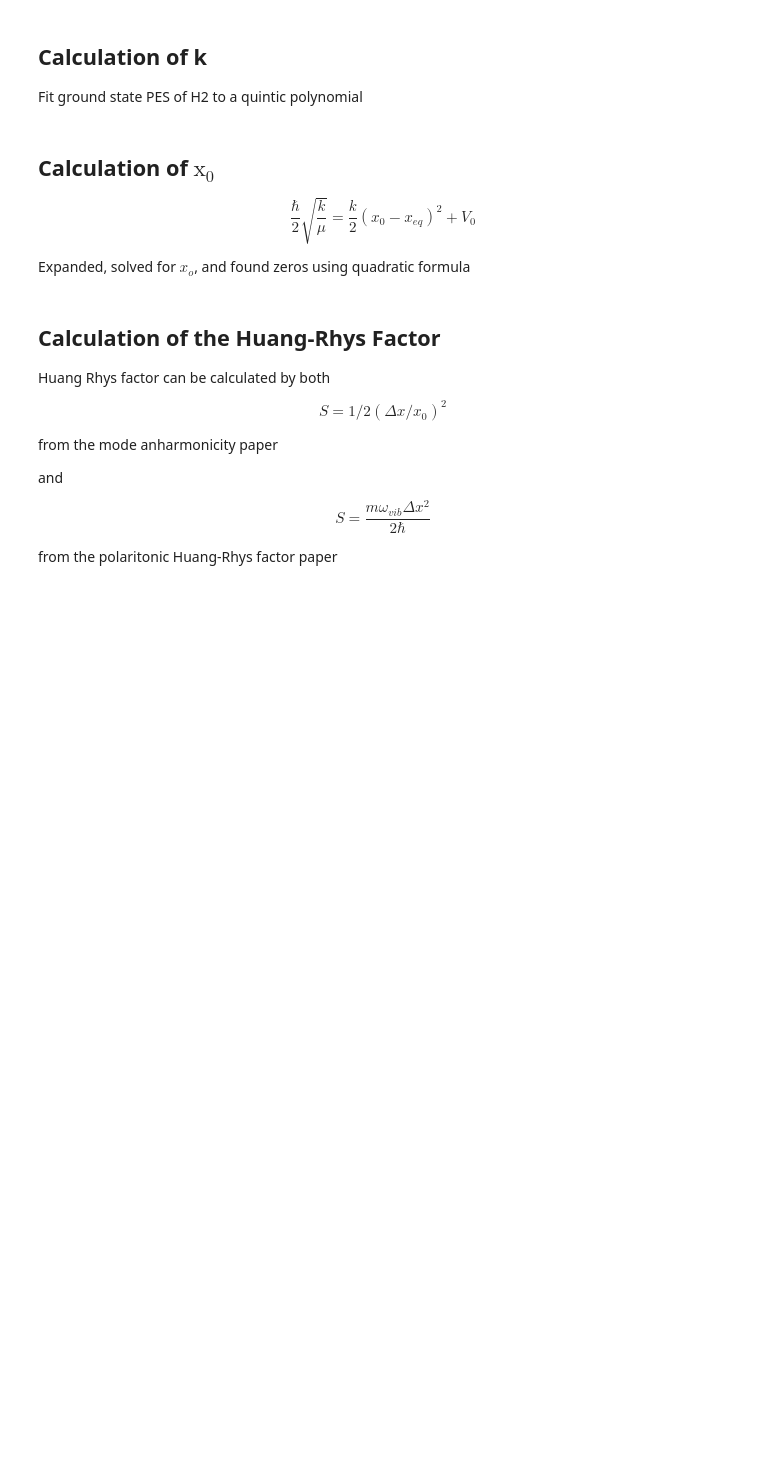
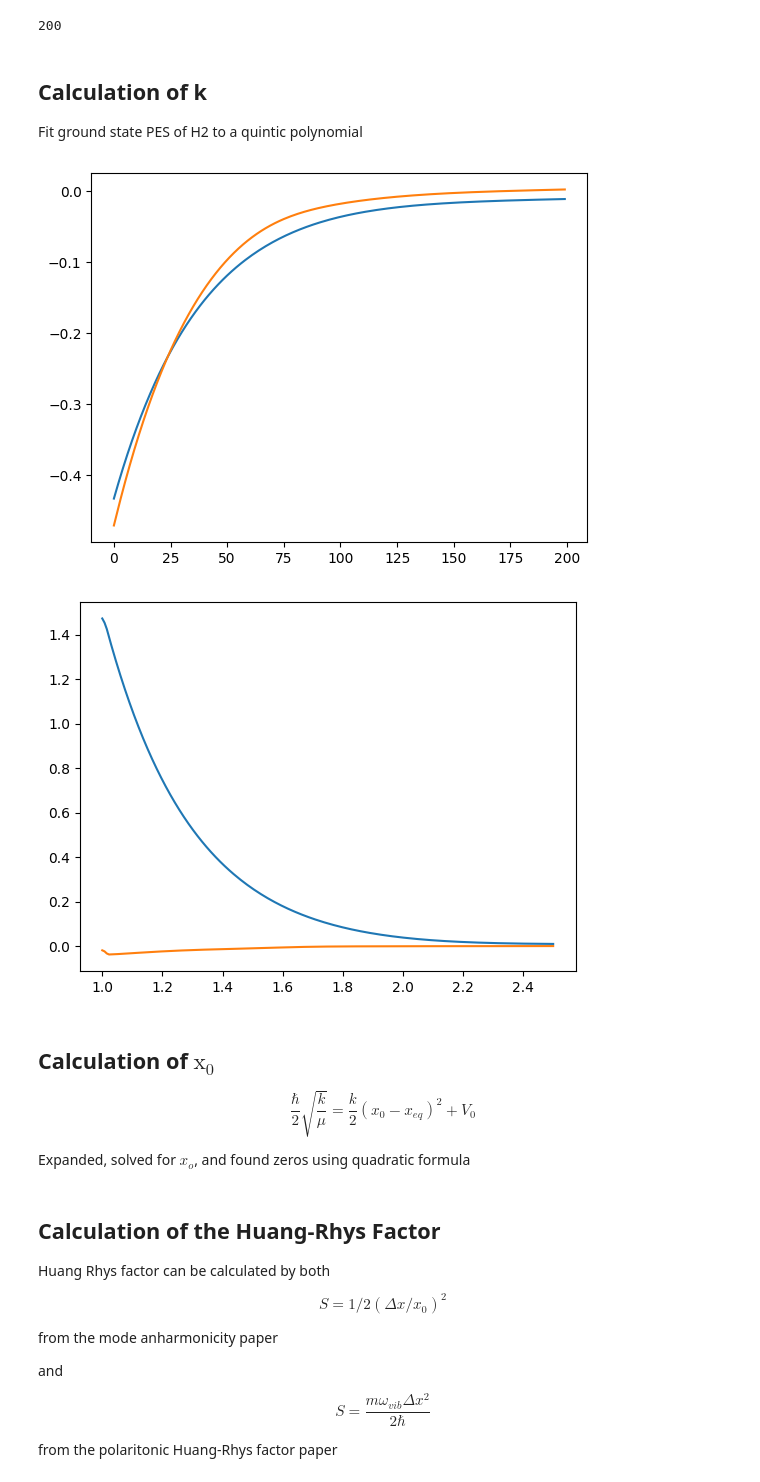
Before and after one commit to FoleyLab/SCQED-PCQED, a Jupyter notebook: src/QED-FCI_LiH_HR.ipynb, the cells around one changed output. Drawn from its saved outputs; the diff is of its cells as text; code cells hidden in the pictures; blank space fills up the shorter version.

```diff
--- a/src/QED-FCI_LiH_HR.ipynb
+++ b/src/QED-FCI_LiH_HR.ipynb
@@ -15,16 +23,18 @@ import pandas as pd
 # %%
 array_data = "/Users/ptolley1/Documents/Github/SCQED-PCQED/array_data"
-cavity_E_array_0_00 = np.load(array_data + "/LiH/fci_cavity_arrays_LiH_6311G0.npy").T
-cavity_E_array_0_001 = np.load(array_data + "/LiH/fci_cavity_arrays_LiH_6311G0_001.npy").T
-cavity_E_array_0_005 = np.load(array_data + "/LiH/fci_cavity_arrays_LiH_6311G0_005.npy").T
-cavity_E_array_0_01 = np.load(array_data + "/LiH/fci_cavity_arrays_LiH_6311G0_01.npy").T
-cavity_E_array_0_02 = np.load(array_data + "/LiH/fci_cavity_arrays_LiH_6311G0_02.npy").T
-cavity_E_array_0_03 = np.load(array_data + "/LiH/fci_cavity_arrays_LiH_6311G0_03.npy").T
-cavity_E_array_0_04 = np.load(array_data + "/LiH/fci_cavity_arrays_LiH_6311G0_04.npy").T
-cavity_E_array_0_05 = np.load(array_data + "/LiH/fci_cavity_arrays_LiH_6311G0_05.npy").T
+cavity_E_array_0_00_T = np.load(array_data + "/LiH/fci_cavity_arrays_LiH_6311G0.npy").T
+cavity_E_array_0_001_T = np.load(array_data + "/LiH/fci_cavity_arrays_LiH_6311G0_001.npy").T
+cavity_E_array_0_005_T = np.load(array_data + "/LiH/fci_cavity_arrays_LiH_6311G0_005.npy").T
+cavity_E_array_0_01_T = np.load(array_data + "/LiH/fci_cavity_arrays_LiH_6311G0_01.npy").T
+cavity_E_array_0_02_T = np.load(array_data + "/LiH/fci_cavity_arrays_LiH_6311G0_02.npy").T
+cavity_E_array_0_03_T = np.load(array_data + "/LiH/fci_cavity_arrays_LiH_6311G0_03.npy").T
+cavity_E_array_0_04_T = np.load(array_data + "/LiH/fci_cavity_arrays_LiH_6311G0_04.npy").T
+cavity_E_array_0_05_T = np.load(array_data + "/LiH/fci_cavity_arrays_LiH_6311G0_05.npy").T
 r_data = np.load(array_data + "/LiH/fci_r_array_LiH.npy")
 N_R = r_data.shape[0]
 print(N_R)
+# %% [output]
+200
 # %% [markdown]
 ## Calculation of k
 Fit ground state PES of H2 to a quintic polynomial
@@ -107,2 +148,12 @@ def declutter_E_array(E_array, discontinuity_threshold=0.0001, energy_diff_thres
     return new_E_array
+# %%
+plt.plot(np.gradient(cavity_E_array_0_03_T[:, 1], r_data, edge_order=2))
+plt.plot(np.gradient(cavity_E_array_0_03_T[:, 2], r_data, edge_order=2))
+plt.show()
+plt.plot( r_data, np.gradient(np.gradient(cavity_E_array_0_03_T[:, 1], r_data, edge_order=2), r_data, edge_order=2))
+plt.plot( r_data, np.gradient( np.gradient(np.gradient(cavity_E_array_0_03_T[:, 2], r_data, edge_order=2), r_data, edge_order=2)) )
+plt.show()
+# %% [output]
+[figure, added]
+[figure, added]
 # %%
```
Also changed, not shown: parts of 4 cells of this notebook, 53 other files.
